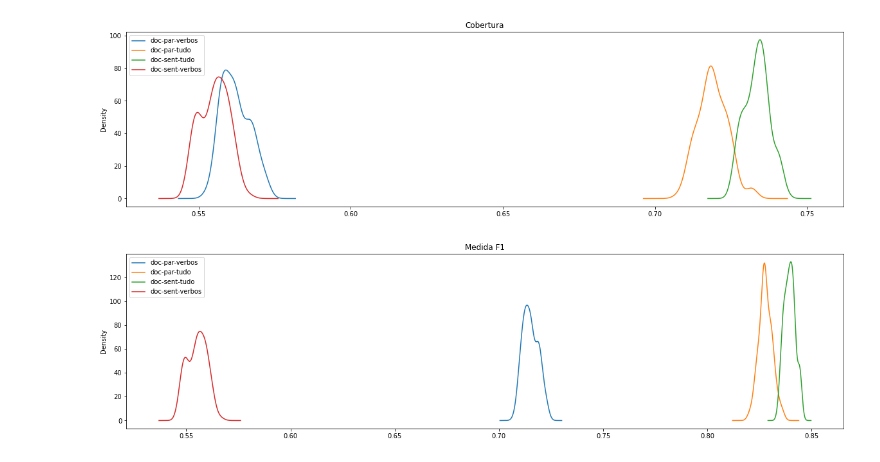
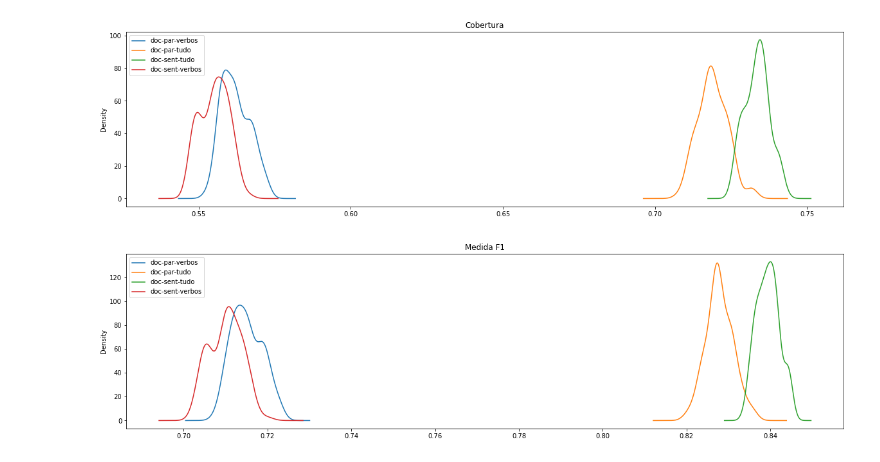
Before and after one commit to caiogeraldes/lexico-e-genero, a Jupyter notebook: notebooks/Testes de viabilidade.ipynb, the cells around one changed output. Cells and saved outputs as stored; diff of their text form; code cells hidden in the pictures.

```diff
--- a/notebooks/Testes de viabilidade.ipynb
+++ b/notebooks/Testes de viabilidade.ipynb
@@ -556,10 +556,10 @@ plt.show()
 # %%
 dpv['medida_f1'].plot(kind='kde')
 dpt['medida_f1'].plot(kind='kde')
 dst['medida_f1'].plot(kind='kde')
-dsv['cobertura'].plot(kind='kde')
+dsv['medida_f1'].plot(kind='kde')
 plt.title("Medida F1")
 plt.legend(labels = ['doc-par-verbos', 'doc-par-tudo', 'doc-sent-tudo', 'doc-sent-verbos'])
 plt.show()
 # %% [output]
-[figure, old version]
+[figure, new version]
```
Also changed, not shown: parts of 1 cell of this notebook.
